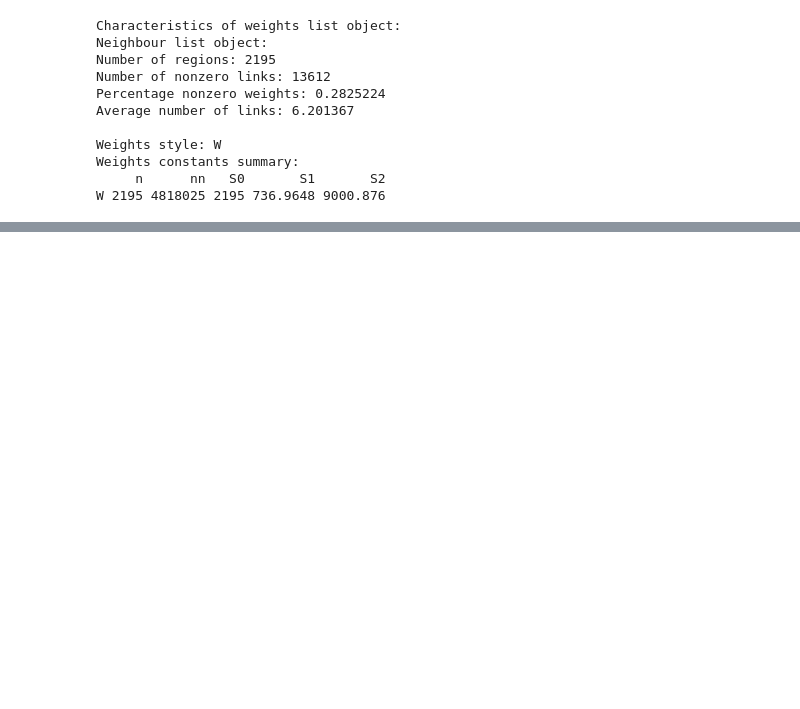
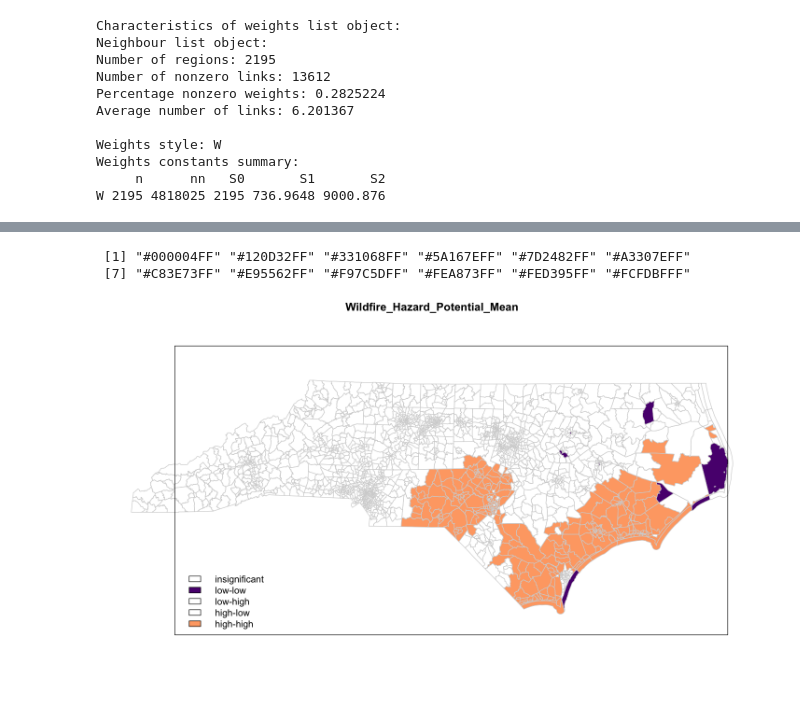
Before and after one commit to UNC-CEMALB/ENVIROSCAN, a Jupyter notebook: 6. Wildfire Risk Spatial Analysis/Wildfire Risk Spatial Analysis.ipynb, the cells around one changed output, grey strips where cells are left out. Saved outputs shown, nothing was run; the diff lists cells and outputs as text; code cells hidden in the pictures; blank space fills up the shorter version.

```diff
--- a/6. Wildfire Risk Spatial Analysis/Wildfire Risk Spatial Analysis.ipynb
+++ b/6. Wildfire Risk Spatial Analysis/Wildfire Risk Spatial Analysis.ipynb
@@ -297,0 +306,23 @@ ERROR: Error in data.matrix(x): 'list' object cannot be coerced to type 'double'
+# %%
+magma_colors = data.frame(col2rgb(magma(12)))
+quadrant_2_color = rgb(magma_colors$X4[1], magma_colors$X4[2], magma_colors$X4[3], alpha = 0.4,
+                       maxColorValue = 255)
+quadrant_3_color = rgb(magma_colors$X10[1],magma_colors$X10[2],magma_colors$X10[3], alpha = 0.4,
+                       maxColorValue = 255)
+# %%
+magma(12)
+# %% [output]
+ [1] "#000004FF" "#120D32FF" "#331068FF" "#5A167EFF" "#7D2482FF" "#A3307EFF"
+ [7] "#C83E73FF" "#E95562FF" "#F97C5DFF" "#FEA873FF" "#FED395FF" "#FCFDBFFF"
+# %%
+brks <- c(0,1,2,3,4)
+colors <- c("white", magma(12)[4], quadrant_2_color, quadrant_3_color, magma(12)[10])
+
+plot(whp_spatial_sf %>%
+     select(c("Wildfire_Hazard_Potential_Mean", "geometry")), border = "lightgray",
+     col = colors[findInterval(quadrant, brks , all.inside = FALSE)])
+box()
+legend("bottomleft", legend = c("insignificant", "low-low", "low-high", "high-low", "high-high"),
+       fill = colors, bty = "n")
+# %% [output]
+[figure, added]
```
Also changed, not shown: parts of 33 cells of this notebook.
